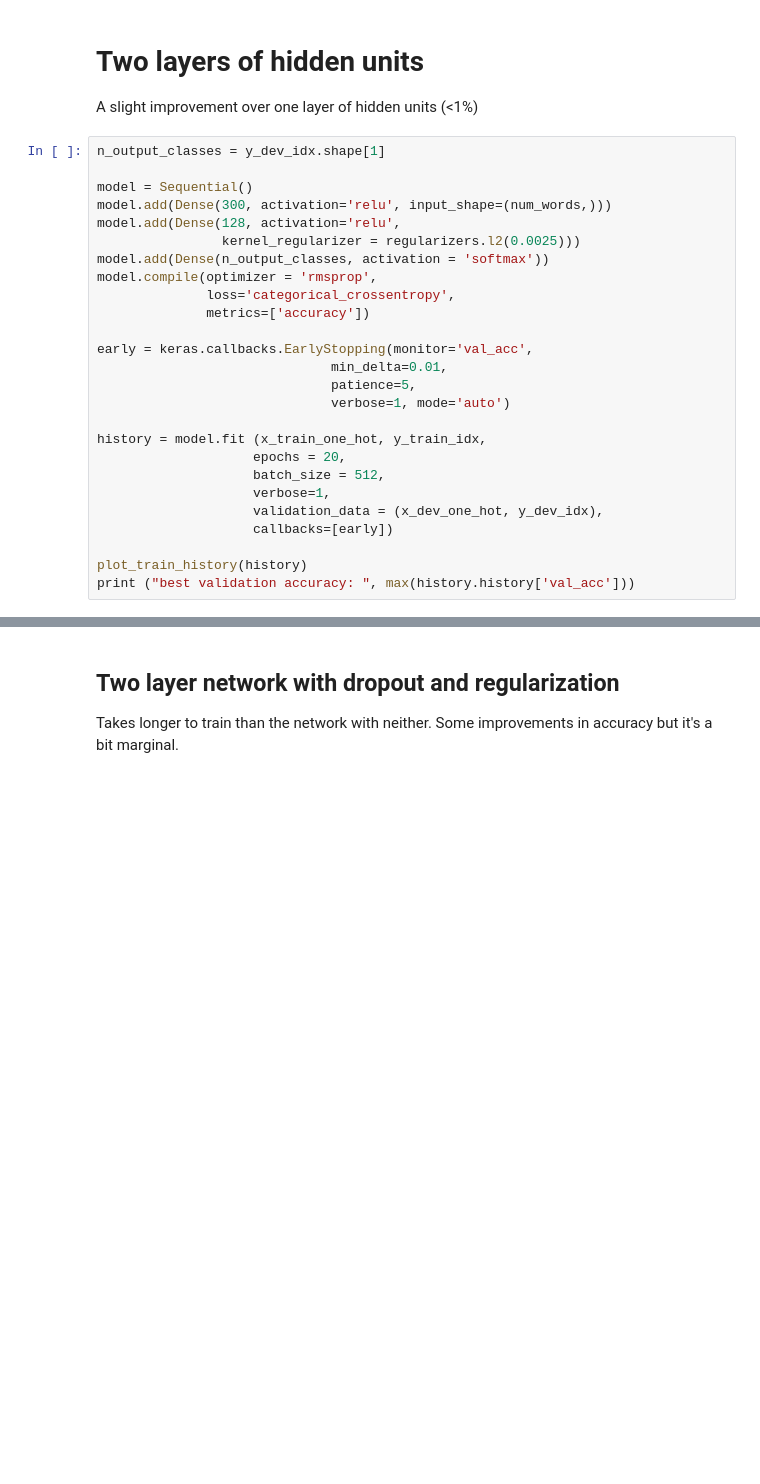
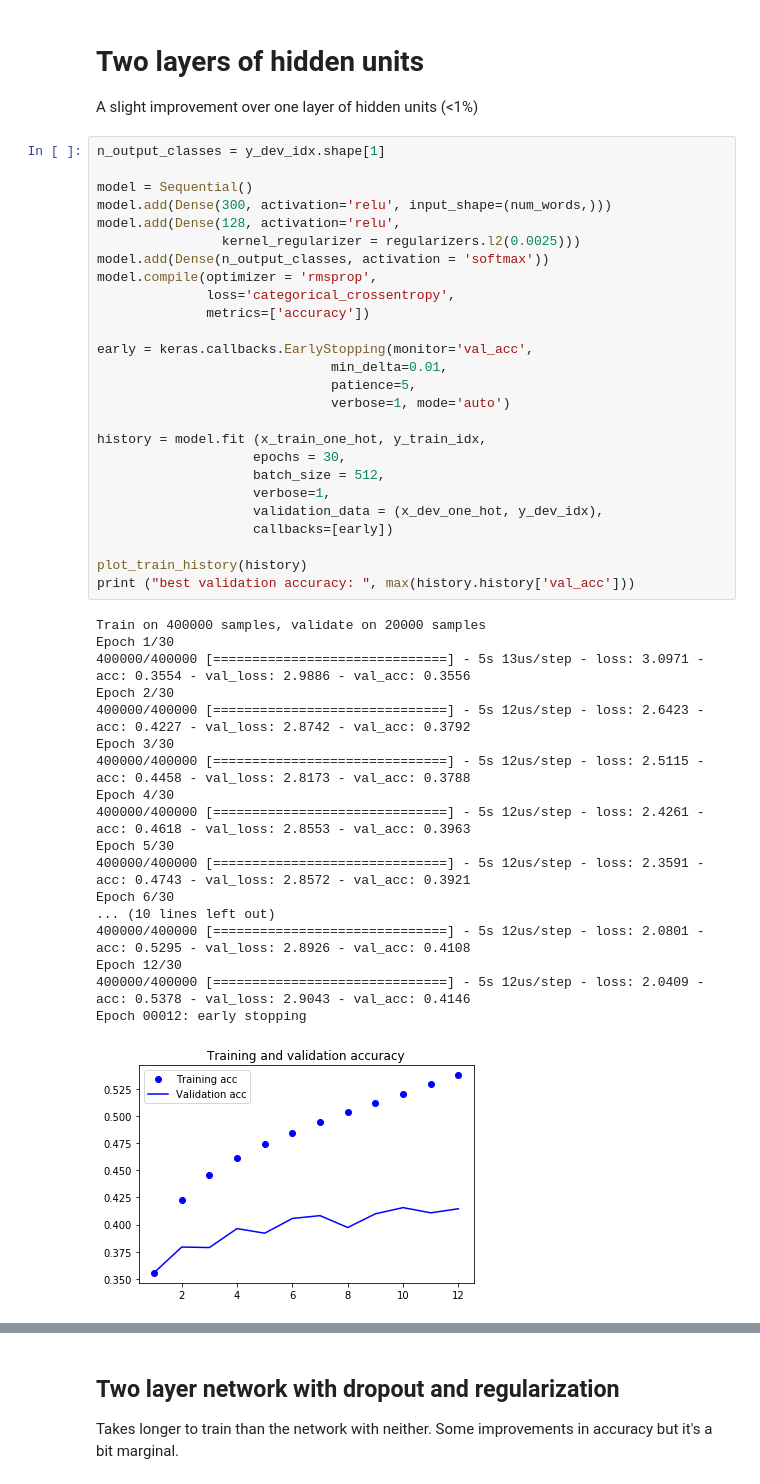
Before and after one commit to nicksexton/emojitranslate, a Jupyter notebook: 1 - emoji predict.ipynb, the cells around one changed output, grey strips where cells are left out. Cells and saved outputs as stored; diff of their text form; blank space fills up the shorter version.

```diff
--- a/1 - emoji predict.ipynb
+++ b/1 - emoji predict.ipynb
@@ -371,26 +439,45 @@ A slight improvement over one layer of hidden units (<1%)
 # %%
 n_output_classes = y_dev_idx.shape[1]
 
 model = Sequential()
 model.add(Dense(300, activation='relu', input_shape=(num_words,)))
 model.add(Dense(128, activation='relu',
                 kernel_regularizer = regularizers.l2(0.0025)))
 model.add(Dense(n_output_classes, activation = 'softmax'))
 model.compile(optimizer = 'rmsprop',
               loss='categorical_crossentropy',
               metrics=['accuracy'])
 
 early = keras.callbacks.EarlyStopping(monitor='val_acc',
                               min_delta=0.01,
                               patience=5,
                               verbose=1, mode='auto')
 
 history = model.fit (x_train_one_hot, y_train_idx,
-                    epochs = 20,
+                    epochs = 30,
                     batch_size = 512,
                     verbose=1,
                     validation_data = (x_dev_one_hot, y_dev_idx),
                     callbacks=[early])
 
 plot_train_history(history)
 print ("best validation accuracy: ", max(history.history['val_acc']))
+# %% [output]
+Train on 400000 samples, validate on 20000 samples
+Epoch 1/30
+400000/400000 [==============================] - 5s 13us/step - loss: 3.0971 - acc: 0.3554 - val_loss: 2.9886 - val_acc: 0.3556
+Epoch 2/30
+400000/400000 [==============================] - 5s 12us/step - loss: 2.6423 - acc: 0.4227 - val_loss: 2.8742 - val_acc: 0.3792
+Epoch 3/30
+400000/400000 [==============================] - 5s 12us/step - loss: 2.5115 - acc: 0.4458 - val_loss: 2.8173 - val_acc: 0.3788
+Epoch 4/30
+400000/400000 [==============================] - 5s 12us/step - loss: 2.4261 - acc: 0.4618 - val_loss: 2.8553 - val_acc: 0.3963
+Epoch 5/30
+400000/400000 [==============================] - 5s 12us/step - loss: 2.3591 - acc: 0.4743 - val_loss: 2.8572 - val_acc: 0.3921
+Epoch 6/30
+... (10 lines left out)
+400000/400000 [==============================] - 5s 12us/step - loss: 2.0801 - acc: 0.5295 - val_loss: 2.8926 - val_acc: 0.4108
+Epoch 12/30
+400000/400000 [==============================] - 5s 12us/step - loss: 2.0409 - acc: 0.5378 - val_loss: 2.9043 - val_acc: 0.4146
+Epoch 00012: early stopping
+[figure, added]
```
Also changed, not shown: parts of 53 cells of this notebook.
